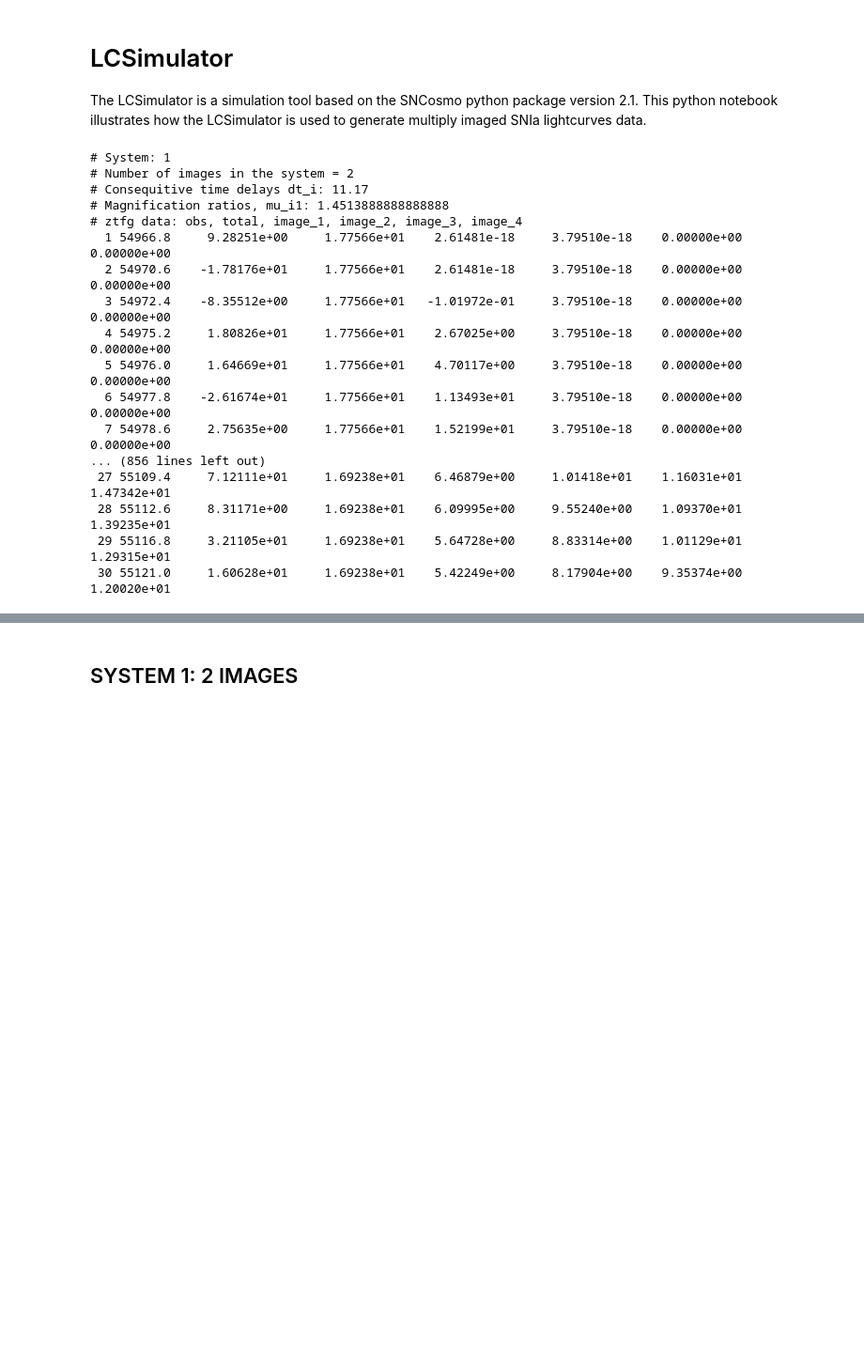
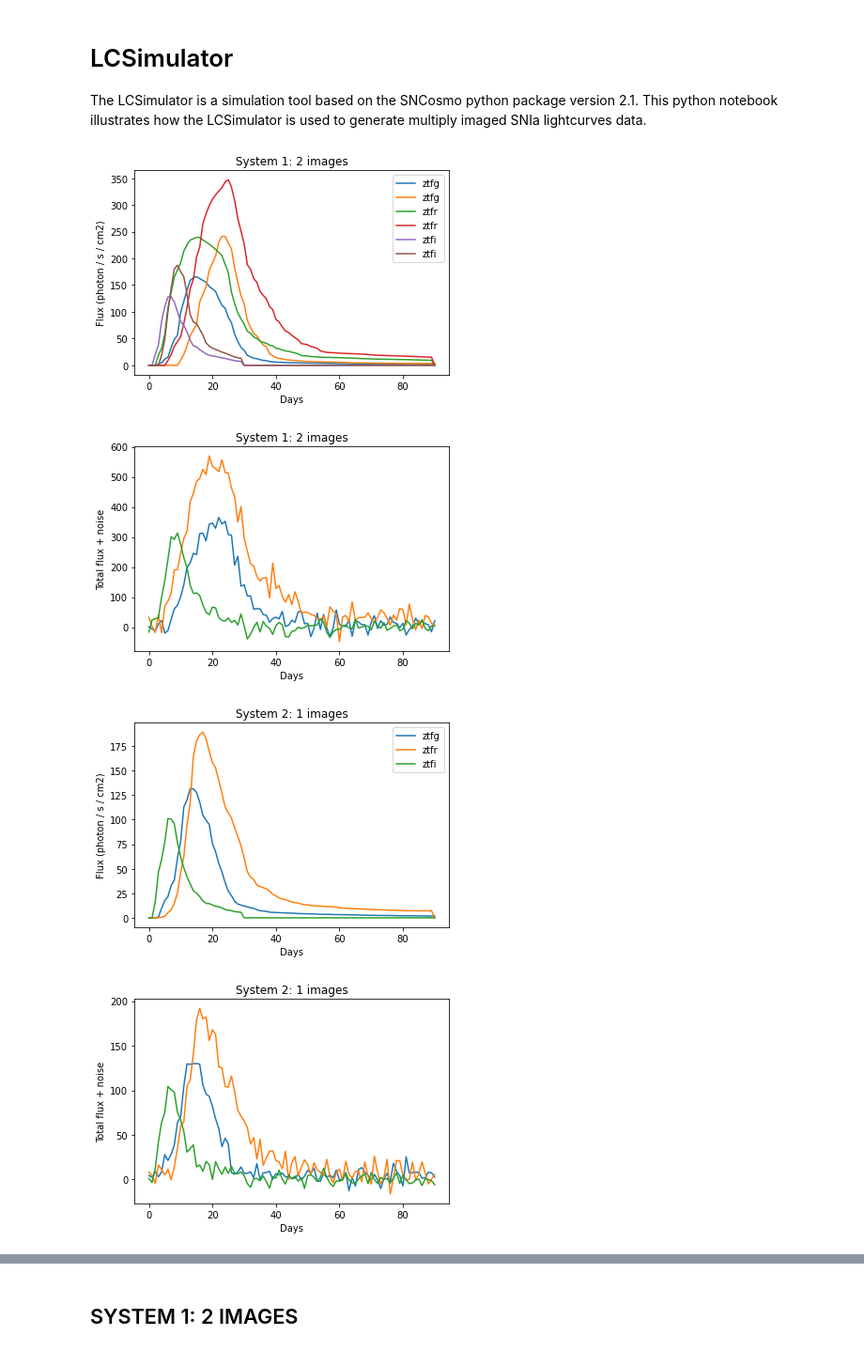
Before and after one commit to LeaPLGR/LensedSN124imagesLCs, a Jupyter notebook: LCSimulator_MultiImage.ipynb, the cells around one changed output, grey strips where cells are left out. Shown: that part at 94% size. Saved outputs shown, nothing was run; the diff lists cells and outputs as text; code cells hidden in the pictures; blank space fills up the shorter version.

Commit message:
plots from the simulator cell

```diff
--- a/LCSimulator_MultiImage.ipynb
+++ b/LCSimulator_MultiImage.ipynb
@@ -9,7 +9,7 @@ import matplotlib.pyplot as plt
 np.set_printoptions(precision=2)
 import pandas as pd
 
-printdata = True
+printdata = False
 
 nimagel = np.array([2, 1, 1, 4],int) # a sample of 4 systems with n_image = 2, 1, 1, 4 images
 nimage_max=np.max(nimagel)
@@ -44,7 +44,7 @@ pers=5.0/100 #noise level: dafault is 5% the maximum flux
 
 seedsn=np.random.randint(0,100000,Nsys)
 
-time = []
+
 imfluxes = np.zeros((Nsys,nimage_max,nbands,nobs_max))
 Fluxes = np.zeros((Nsys,nbands,nobs_max))
 Noises = np.zeros((Nsys,nbands,nobs_max))
@@ -63,54 +63,55 @@ for sys in range(Nsys):
         obs[j,:nobs[j]]= obsv + 54965
 
         for i in range(nimagel[sys]):
             #individual image fluxes
-            time.append(obs[j,:nobs[j]]- dT[sys,i])
             imfluxes[sys,i,j,:nobs[j]] = MU[sys,i]*model.bandflux(bands[j], obs[j,:nobs[j]]-dT[sys,i])
+            plt.plot(imfluxes[sys, i, j, :], label = bands[j])
+            plt.xlabel('Days')
+            plt.ylabel('Flux (photon / s / cm2)')
+            plt.title(f'System {sys +1}: {nimagel[sys]} images')
+        #Total flux w/o noise
+        Fluxes = np.sum(imfluxes,axis=1)
 
-    Fluxes = np.sum(imfluxes,axis=1) #Total flux w/o noise
+        #Errors
+        Noises[sys,j,:] = np.full(nobs_max,pers*np.max(Fluxes[sys,j,:]))
+        Noise=np.random.normal(0,Noises)
+    plt.legend()
+    plt.show()
 
-    for j in range(nbands):
-        Noises[sys,j,:] = np.full(nobs_max,pers*np.max(Fluxes[sys,j,:])) #errors
-        Noise=np.random.normal(0,Noises)
-        #Total flux w/ noise
-        NFluxes[sys,j,:nobs[j]] = Fluxes[sys,j,:nobs[j]] + Noise[sys,j,:nobs[j]]
+
+    #Total flux w/ noise
+    NFluxes = Fluxes+ Noise
+
+    plt.plot(NFluxes[sys].T)
+    plt.xlabel('Days')
+    plt.ylabel('Total flux + noise')
+    plt.title(f'System {sys +1}: {nimagel[sys]} images')
+    plt.show()
+
 
     if printdata:
 
         print('# System:',sys+1)
         print('# Number of images in the system =',nimagel[sys])
         if nimagel[sys]==1:
             dt = 0
             mu = 1
         elif nimagel[sys]==2:
             dt = dT[sys,1]-dT[sys,0]
             mu = MU[sys,1]/MU[sys,0]
         else:
             dt = dT[sys,1:]-dT[sys,0:3]
             mu = MU[sys,1:]/MU[sys,0]
         print('# Consequitive time delays dt_i:', dt)
         print('# Magnification ratios, mu_i1:', mu)
         for j in range(nbands):
             print('# '+bands[j]+' data: obs, total, image_1, image_2, image_3, image_4 ')
             for k in range(nobs[j]):
                 print(f'{k+1:3d} {obs[j,k]:7.1f} {NFluxes[sys,j,k]:15.5e} {Noises[sys,j,k]:15.5e}'\
                      +f'{imfluxes[sys,0,j,k]:15.5e} {imfluxes[sys,1,j,k]:15.5e}'\
                      +f'{imfluxes[sys,2,j,k]:15.5e} {imfluxes[sys,3,j,k]:15.5e}')
 # %% [output]
-# System: 1
-# Number of images in the system = 2
-# Consequitive time delays dt_i: 11.17
-# Magnification ratios, mu_i1: 1.4513888888888888
-# ztfg data: obs, total, image_1, image_2, image_3, image_4
-  1 54966.8     9.28251e+00     1.77566e+01    2.61481e-18     3.79510e-18    0.00000e+00     0.00000e+00
-  2 54970.6    -1.78176e+01     1.77566e+01    2.61481e-18     3.79510e-18    0.00000e+00     0.00000e+00
-  3 54972.4    -8.35512e+00     1.77566e+01   -1.01972e-01     3.79510e-18    0.00000e+00     0.00000e+00
-  4 54975.2     1.80826e+01     1.77566e+01    2.67025e+00     3.79510e-18    0.00000e+00     0.00000e+00
-  5 54976.0     1.64669e+01     1.77566e+01    4.70117e+00     3.79510e-18    0.00000e+00     0.00000e+00
-  6 54977.8    -2.61674e+01     1.77566e+01    1.13493e+01     3.79510e-18    0.00000e+00     0.00000e+00
-  7 54978.6     2.75635e+00     1.77566e+01    1.52199e+01     3.79510e-18    0.00000e+00     0.00000e+00
-... (856 lines left out)
- 27 55109.4     7.12111e+01     1.69238e+01    6.46879e+00     1.01418e+01    1.16031e+01     1.47342e+01
- 28 55112.6     8.31171e+00     1.69238e+01    6.09995e+00     9.55240e+00    1.09370e+01     1.39235e+01
- 29 55116.8     3.21105e+01     1.69238e+01    5.64728e+00     8.83314e+00    1.01129e+01     1.29315e+01
- 30 55121.0     1.60628e+01     1.69238e+01    5.42249e+00     8.17904e+00    9.35374e+00     1.20020e+01
+[figure, added]
+[figure, added]
+[figure, added]
+[figure, added]
```
Also changed, not shown: parts of 11 cells of this notebook.
